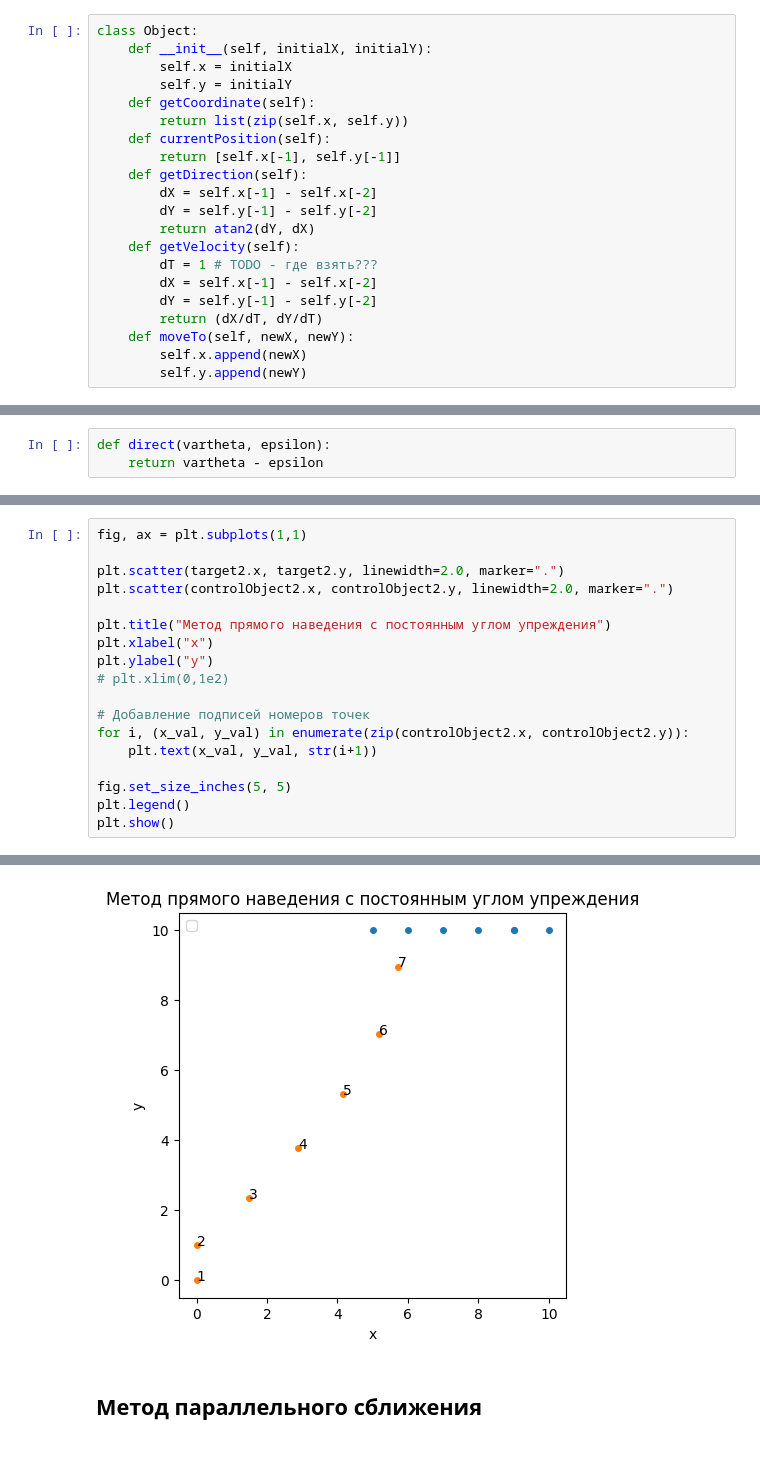
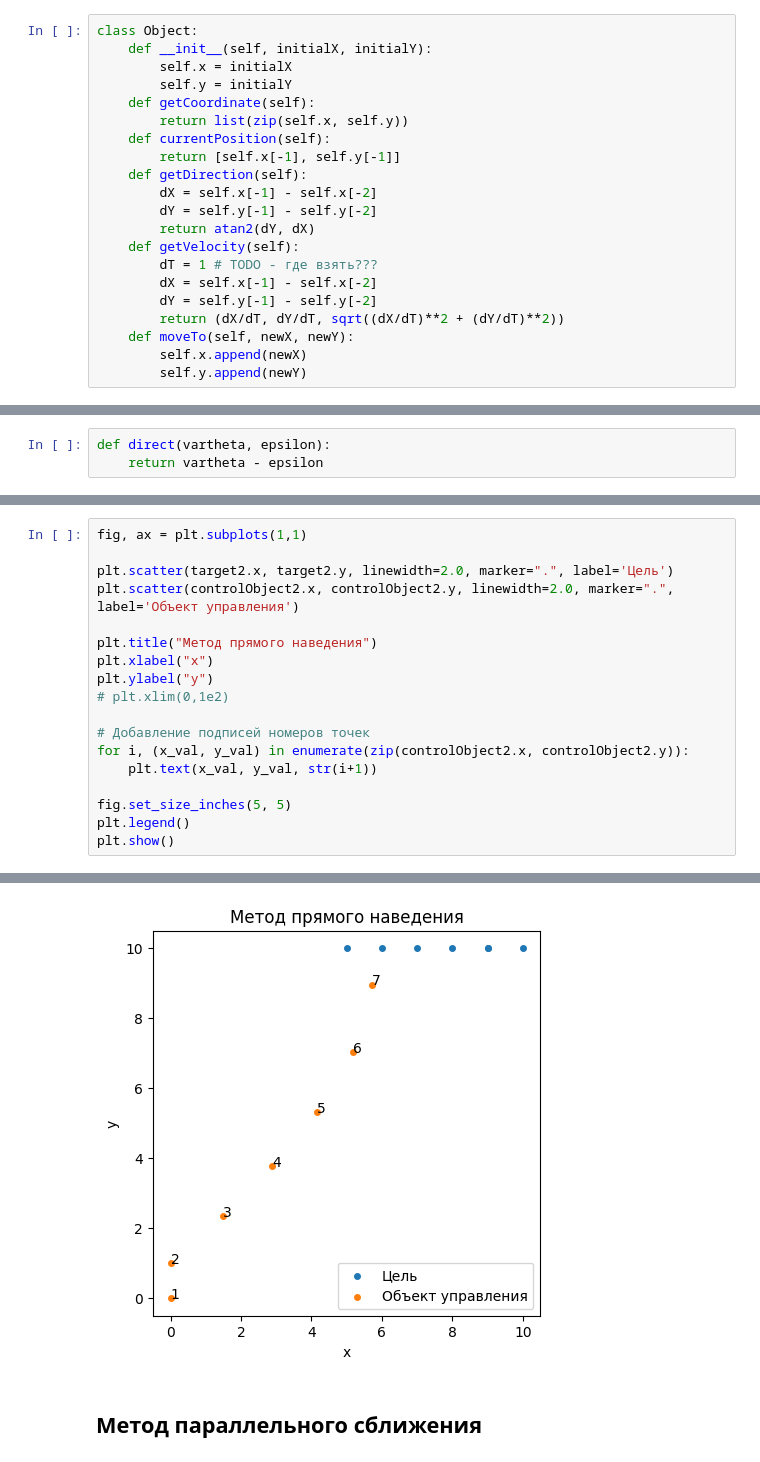
Before and after one commit to AlfaIV/RSKU, a Jupyter notebook: method_models.ipynb, the cells around one changed output, grey strips where cells are left out. Cells and saved outputs as stored; diff of their text form.

```diff
--- a/method_models.ipynb
+++ b/method_models.ipynb
@@ -22,7 +22,7 @@ class Object:
         dT = 1 # TODO - где взять???
         dX = self.x[-1] - self.x[-2]
         dY = self.y[-1] - self.y[-2]
-        return (dX/dT, dY/dT)
+        return (dX/dT, dY/dT, sqrt((dX/dT)**2 + (dY/dT)**2))
     def moveTo(self, newX, newY):
         self.x.append(newX)
         self.y.append(newY)
@@ -171,10 +170,10 @@ for i in range(10):
 # %%
 fig, ax = plt.subplots(1,1)
 
-plt.scatter(target2.x, target2.y, linewidth=2.0, marker=".")
-plt.scatter(controlObject2.x, controlObject2.y, linewidth=2.0, marker=".")
+plt.scatter(target2.x, target2.y, linewidth=2.0, marker=".", label='Цель')
+plt.scatter(controlObject2.x, controlObject2.y, linewidth=2.0, marker=".", label='Объект управления')
 
-plt.title("Метод прямого наведения с постоянным углом упреждения")
+plt.title("Метод прямого наведения")
 plt.xlabel("x")
 plt.ylabel("y")
 # plt.xlim(0,1e2)
@@ -191,3 +189,3 @@ No artists with labels found to put in legend.  Note that artists whose label st
-[figure, old version]
+[figure, new version]
 # %% [markdown]
 ## Метод параллельного сближения
```
Also changed, not shown: parts of 8 cells of this notebook, 1 other file.
